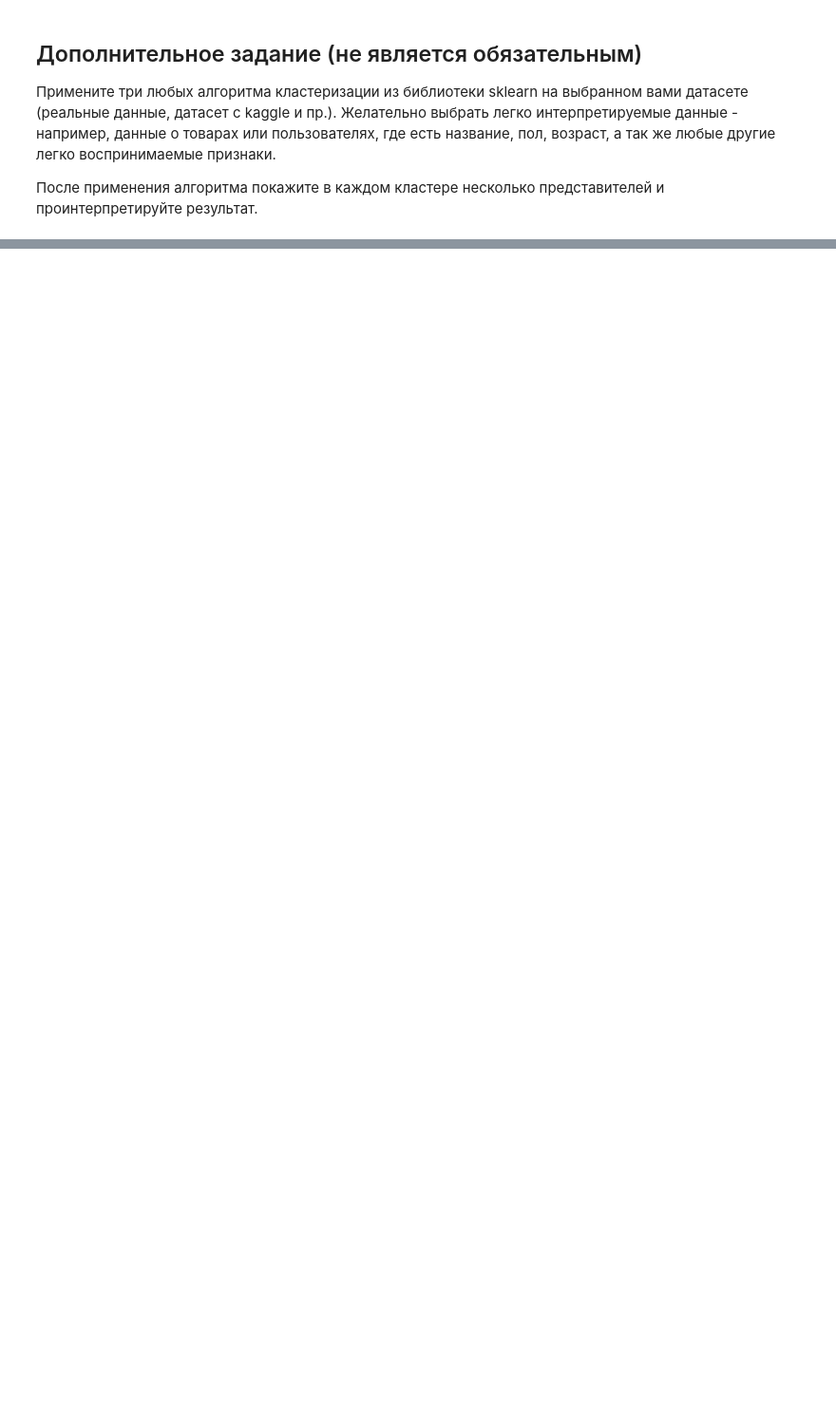
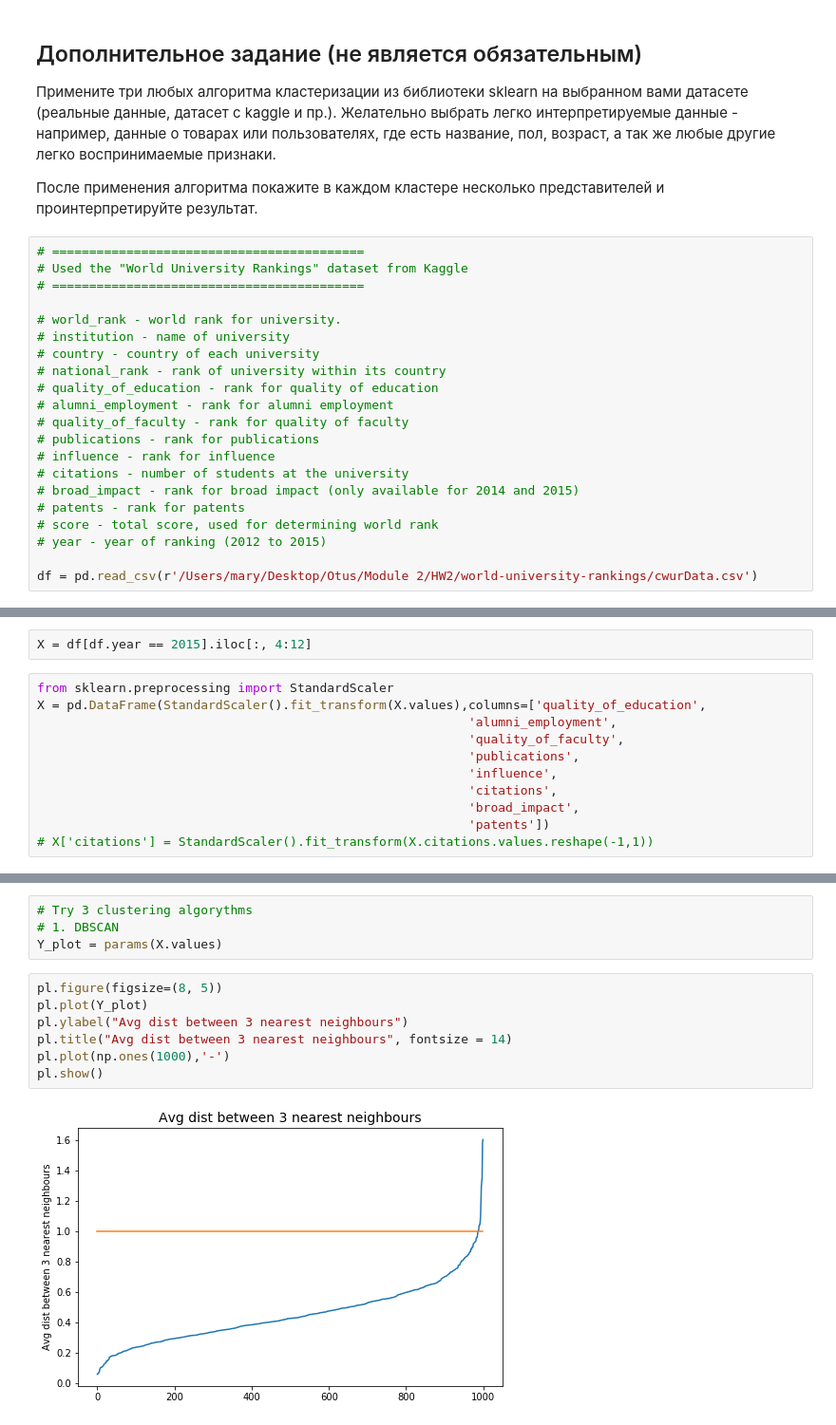
Before and after one commit to mmariyavyatkina/otus_course, a Jupyter notebook: Module 2/HW2/homework-clustering.ipynb, the cells around one changed output, grey strips where cells are left out. Shown at 95% size. Cells and saved outputs as stored; diff of their text form; blank space fills up the shorter version.

```diff
--- a/Module 2/HW2/homework-clustering.ipynb
+++ b/Module 2/HW2/homework-clustering.ipynb
@@ -302,3 +317,24 @@ plt.show()
 Примените три любых алгоритма кластеризации из библиотеки sklearn на выбранном вами датасете (реальные данные, датасет с kaggle и пр.). Желательно выбрать легко интерпретируемые данные - например, данные о товарах или пользователях, где есть название, пол, возраст, а так же любые другие легко воспринимаемые признаки.
 
 После применения алгоритма покажите в каждом кластере несколько представителей и проинтерпретируйте результат.
+# %%
+# ==========================================
+# Used the "World University Rankings" dataset from Kaggle
+# ==========================================
+
+# world_rank - world rank for university.
+# institution - name of university
+# country - country of each university
+# national_rank - rank of university within its country
+# quality_of_education - rank for quality of education
+# alumni_employment - rank for alumni employment
+# quality_of_faculty - rank for quality of faculty
+# publications - rank for publications
+# influence - rank for influence
+# citations - number of students at the university
+# broad_impact - rank for broad impact (only available for 2014 and 2015)
+# patents - rank for patents
+# score - total score, used for determining world rank
+# year - year of ranking (2012 to 2015)
+
+df = pd.read_csv(r'/Users/mary/Desktop/Otus/Module 2/HW2/world-university-rankings/cwurData.csv')
@@ -304,0 +374,13 @@ plt.show()
+# %%
+X = df[df.year == 2015].iloc[:, 4:12]
+# %%
+from sklearn.preprocessing import StandardScaler
+X = pd.DataFrame(StandardScaler().fit_transform(X.values),columns=['quality_of_education',
+                                                          'alumni_employment',
+                                                          'quality_of_faculty',
+                                                          'publications',
+                                                          'influence',
+                                                          'citations',
+                                                          'broad_impact',
+                                                          'patents'])
+# X['citations'] = StandardScaler().fit_transform(X.citations.values.reshape(-1,1))
@@ -304,0 +408,13 @@ plt.show()
+# %%
+# Try 3 clustering algorythms
+# 1. DBSCAN
+Y_plot = params(X.values)
+# %%
+pl.figure(figsize=(8, 5))
+pl.plot(Y_plot)
+pl.ylabel("Avg dist between 3 nearest neighbours")
+pl.title("Avg dist between 3 nearest neighbours", fontsize = 14)
+pl.plot(np.ones(1000),'-')
+pl.show()
+# %% [output]
+[figure, added]
```
Also changed, not shown: parts of 26 cells of this notebook, 5 other files.
